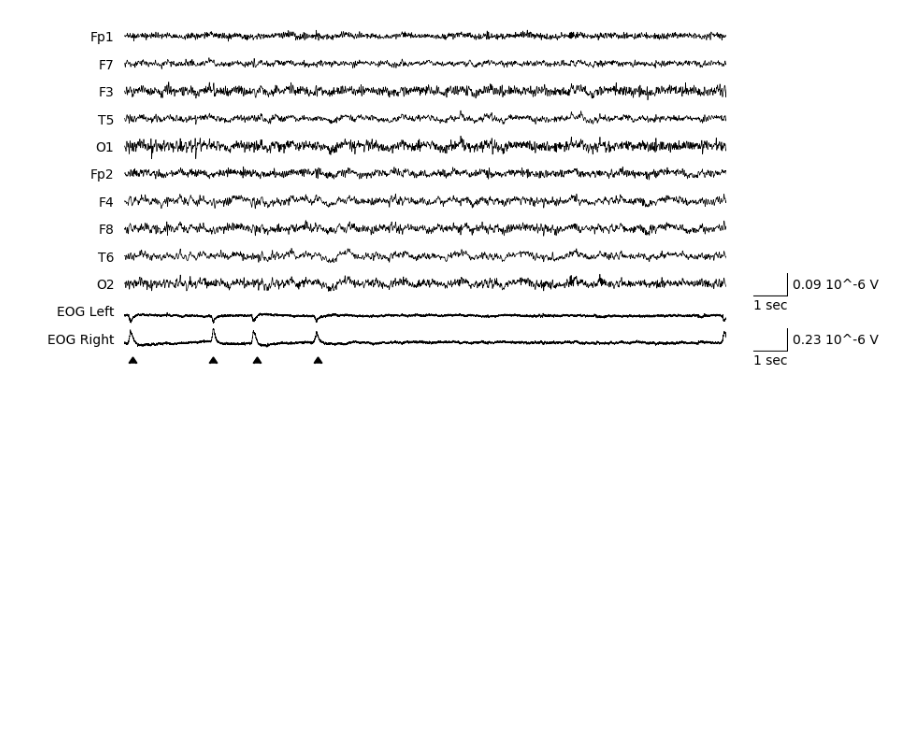
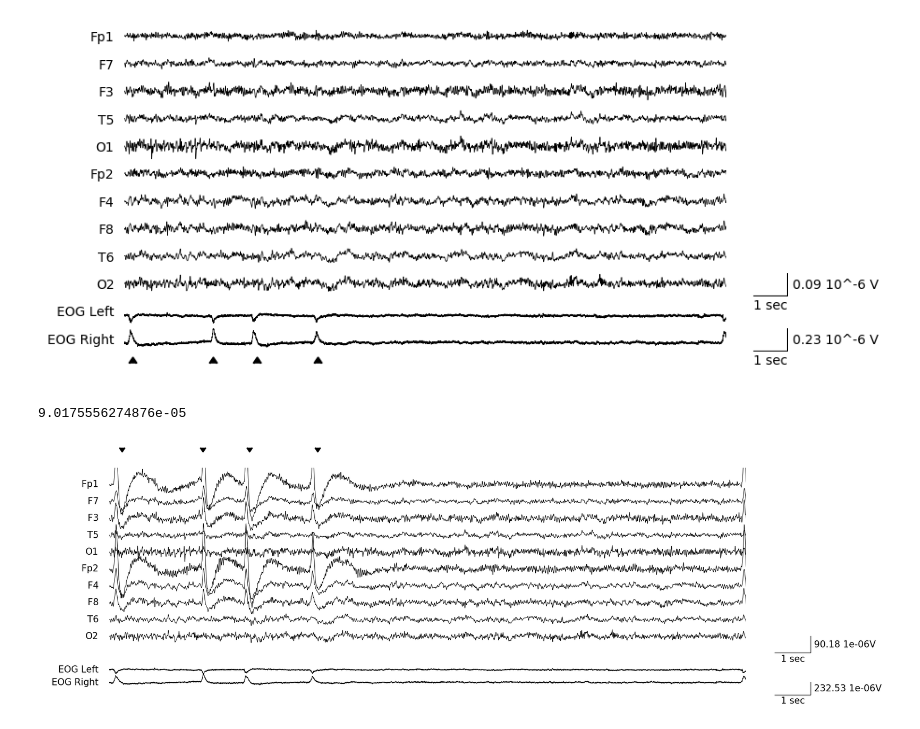
Before and after one commit to Young1906/ica_paper, a Jupyter notebook: figures_v2.ipynb, the cells around one changed output. Saved outputs shown, nothing was run; the diff lists cells and outputs as text; code cells hidden in the pictures; blank space fills up the shorter version.

```diff
--- a/figures_v2.ipynb
+++ b/figures_v2.ipynb
@@ -272,3 +274,22 @@ plot_sig_(
 );
 # %% [output]
 [figure]
+# %%
+X = sample_raw_bandpass.get_data()
+_scale1
+# %% [output]
+9.0175556274876e-05
+# %%
+plot_sig_2(
+    X,
+    fs = 500,
+    dpi = 150,
+    scale = _scale1,
+    unit = "1e-06V",
+    ch_names = sample_raw_bandpass.ch_names,
+    eog_sig = sample_raw_eog.get_data(),
+    eog_ch_names = sample_raw_eog.ch_names,
+    markers = [.3,2.2,3.3,4.9]
+);
+# %% [output]
+[figure, added]
```
Also changed, not shown: parts of 4 cells of this notebook, 3 other files.
